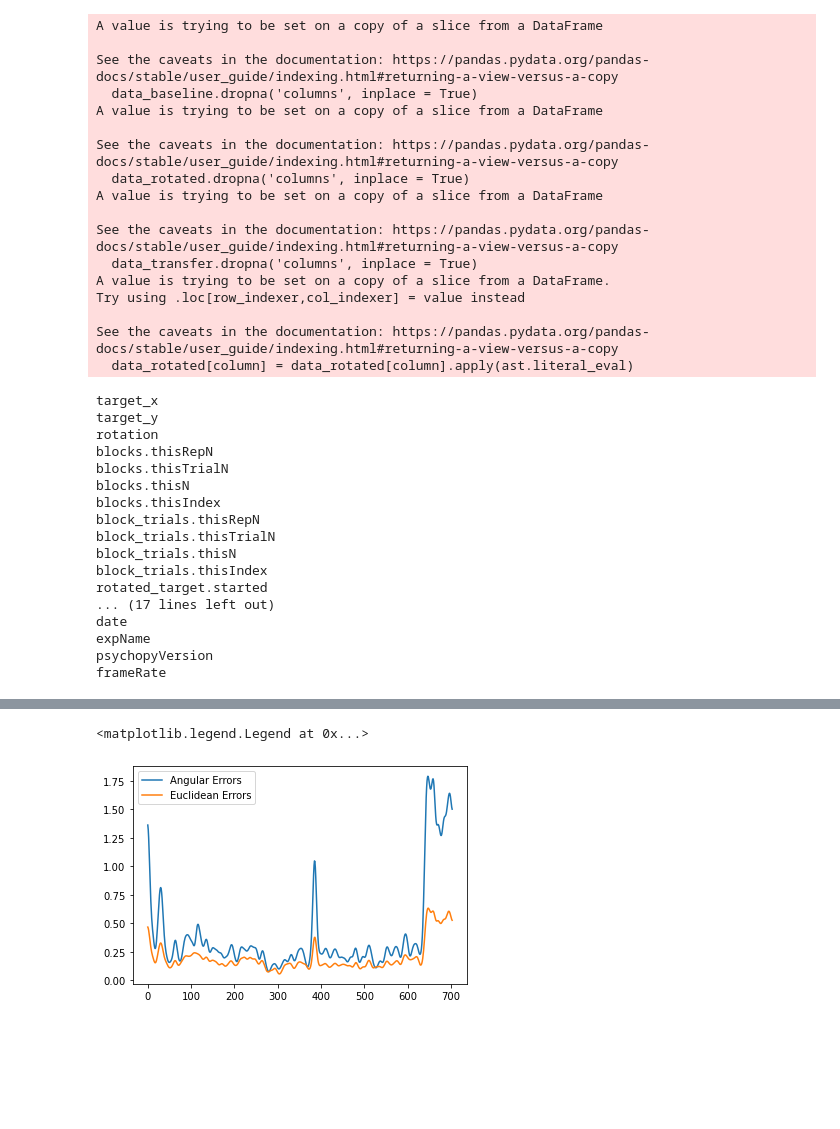
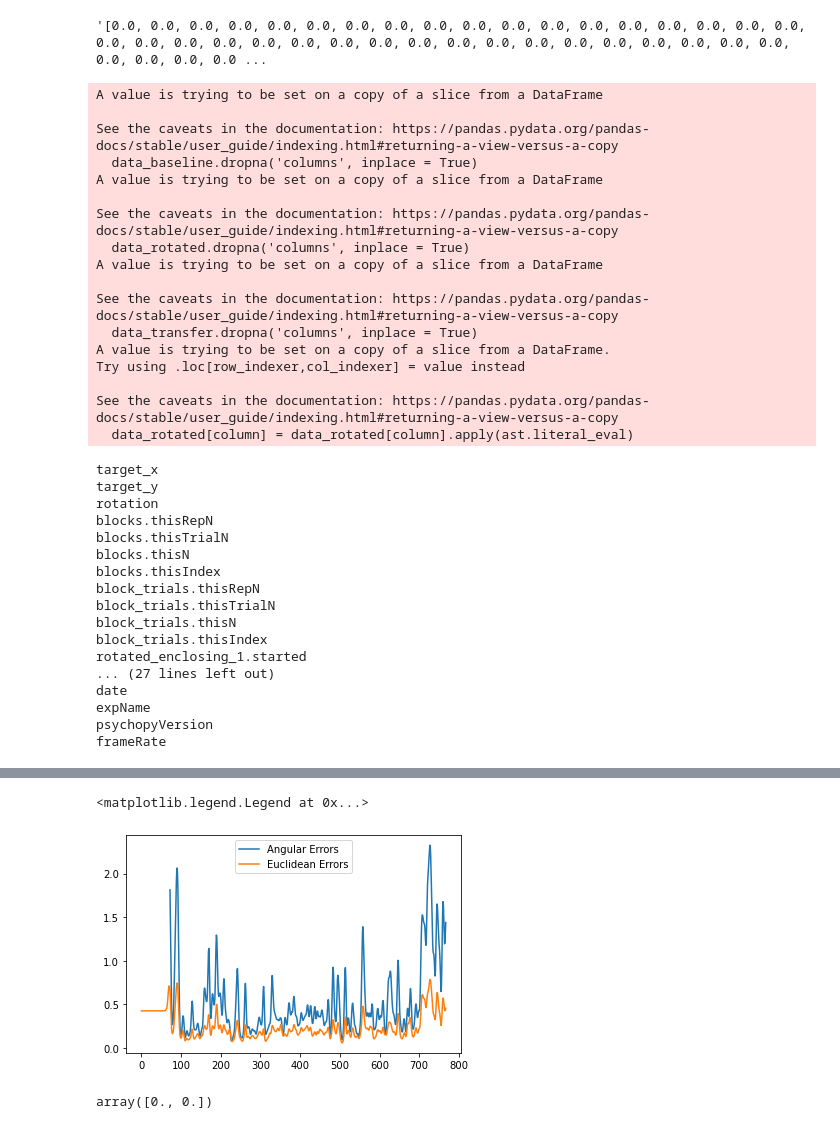
Before and after one commit to tejas-savalia/Lab-Codes, a Jupyter notebook: Visuomotor_Adaptation_psychopy_tablet/no_feedback/analysis/Untitled.ipynb, the cells around one changed output, grey strips where cells are left out. Cells and saved outputs as stored; diff of their text form; code cells hidden in the pictures; blank space fills up the shorter version.

```diff
--- a/Visuomotor_Adaptation_psychopy_tablet/no_feedback/analysis/Untitled.ipynb
+++ b/Visuomotor_Adaptation_psychopy_tablet/no_feedback/analysis/Untitled.ipynb
@@ -35,7 +35,11 @@ def rotate(x, y, angle):
     ny = y*cos_val - x*sin_val
     return [nx, ny];
 # %%
-data = pd.read_csv('data//old//2000.csv')
+data = pd.read_csv('data//2016.csv')
+# %%
+data['baseline_mouse.x'][12]
+# %% [output]
+'[0.0, 0.0, 0.0, 0.0, 0.0, 0.0, 0.0, 0.0, 0.0, 0.0, 0.0, 0.0, 0.0, 0.0, 0.0, 0.0, 0.0, 0.0, 0.0, 0.0, 0.0, 0.0, 0.0, 0.0, 0.0, 0.0, 0.0, 0.0, 0.0, 0.0, 0.0, 0.0, 0.0, 0.0, 0.0, 0.0, 0.0, 0.0, 0.0, 0.0 ...
 # %%
 def data_cleanup(data):
     #Preliminary cleanup. Includes dropping NAs, separating in three sets and resetting indices to start from 0
@@ -89,8 +95,8 @@ block_trials.thisRepN
 block_trials.thisTrialN
 block_trials.thisN
 block_trials.thisIndex
-rotated_target.started
-... (17 lines left out)
+rotated_enclosing_1.started
+... (27 lines left out)
 date
 expName
 psychopyVersion
@@ -147,9 +153,13 @@ for trial in range(64):
     errors[trial+704] = np.sqrt((transfer_fix_pos[trial][0] - data_transfer['target_x'][trial])**2 + (transfer_fix_pos[trial][1] - data_transfer['target_y'][trial])**2)
     ang_errors[trial+704] = angular_dist(transfer_fix_pos[trial], [data_transfer['target_x'][trial], data_transfer['target_y'][trial]])
 # %%
-plt_angular, = plt.plot(gaussian_filter(ang_errors[64:], sigma = 4))
-plt_euclidean, = plt.plot(gaussian_filter(errors[64:], sigma = 4))
+plt_angular, = plt.plot(gaussian_filter(ang_errors, sigma = 2))
+plt_euclidean, = plt.plot(gaussian_filter(errors, sigma = 2))
 plt.legend((plt_angular, plt_euclidean), ('Angular Errors', "Euclidean Errors"))
 # %% [output]
 <matplotlib.legend.Legend at 0x...>
-[figure, old version]
+[figure, new version]
+# %%
+baseline_fix_pos[2]
+# %% [output]
+array([0., 0.])
```
Also changed, not shown: parts of 1 cell of this notebook, 21 other files.
